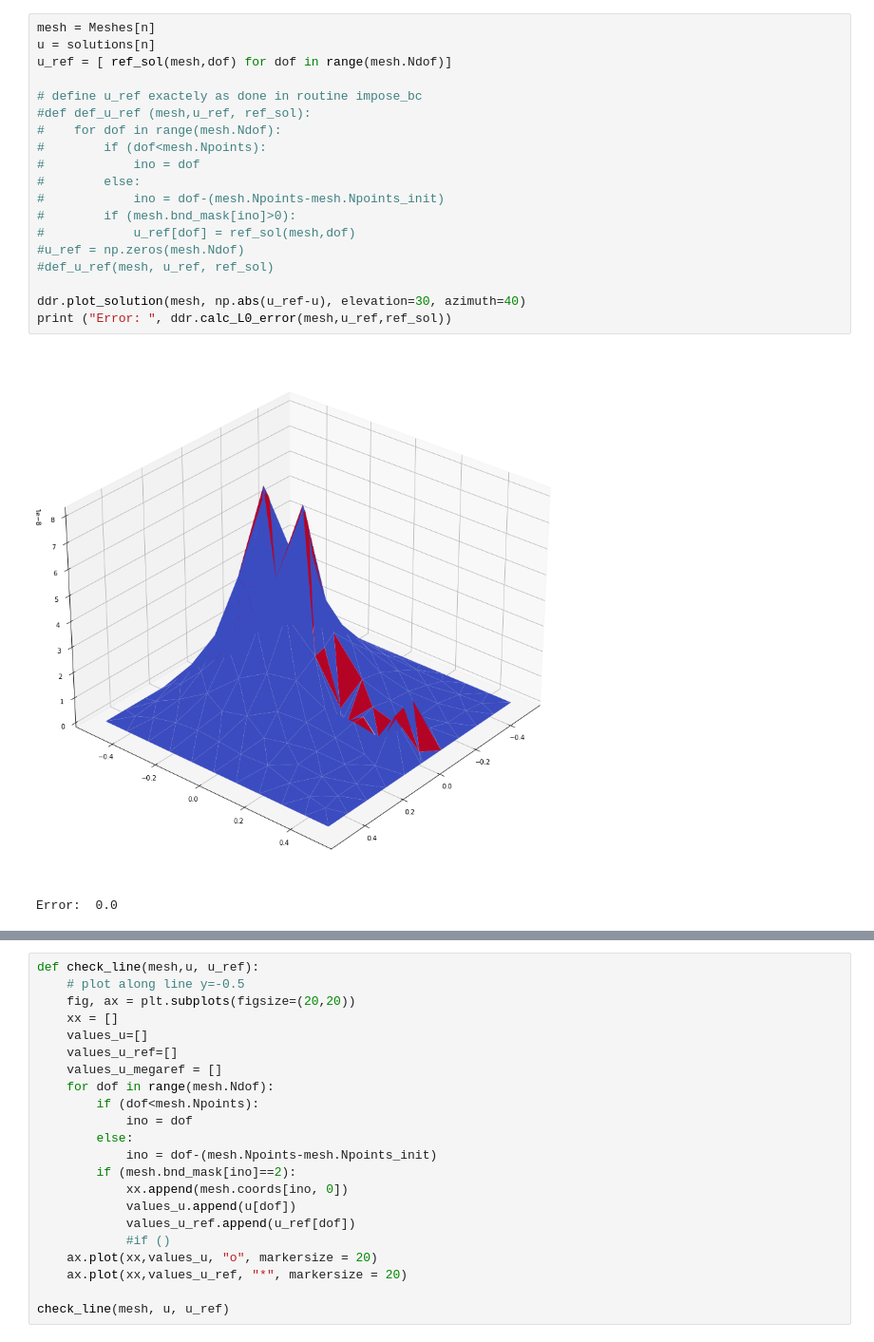
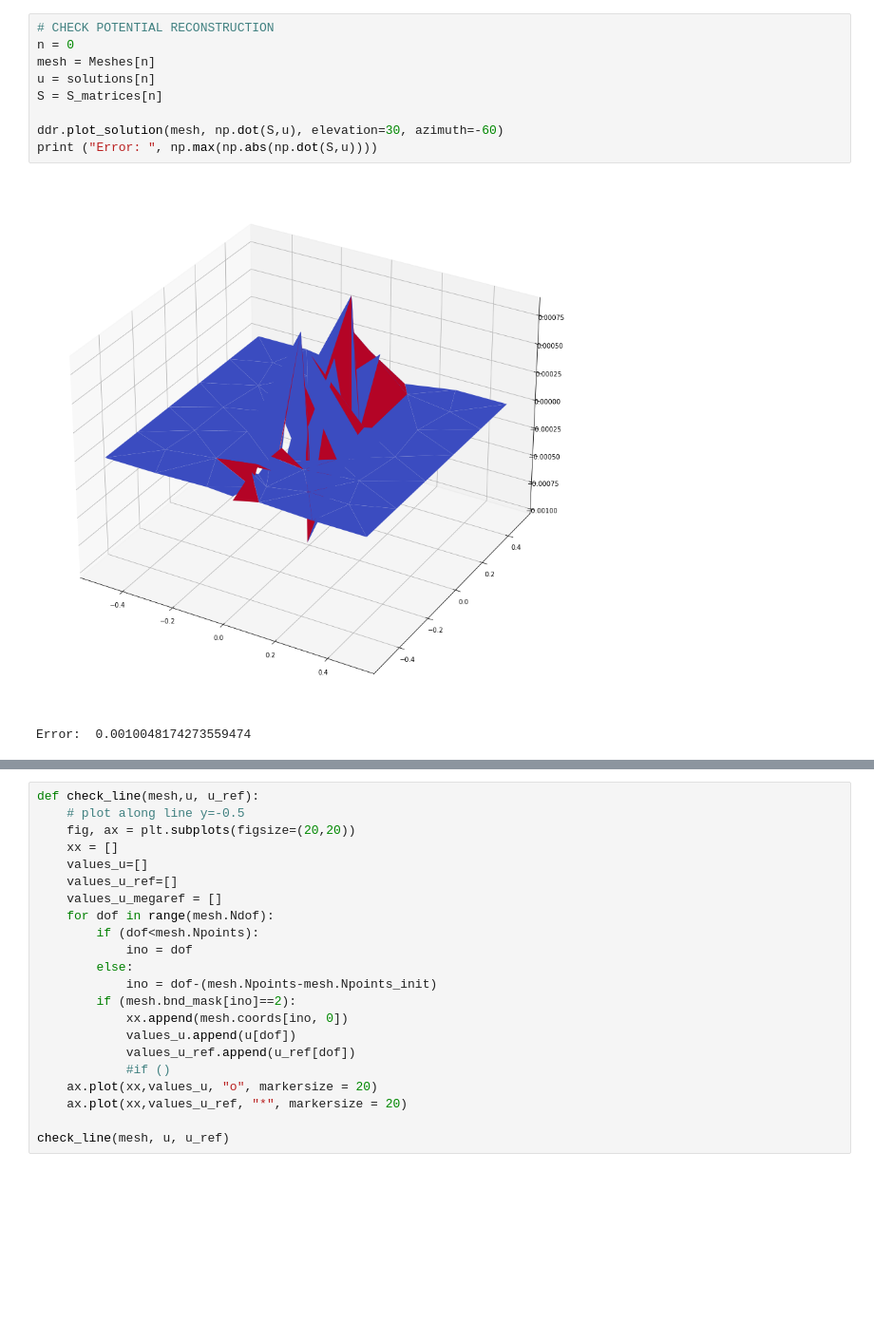
Before and after one commit to aurelio-spadotto/notebooks, a Jupyter notebook: brokenmesh_1D.ipynb, the cells around one changed output, grey strips where cells are left out. Shown at 95% size. Saved outputs shown, nothing was run; the diff lists cells and outputs as text; blank space fills up the shorter version.

```diff
--- a/brokenmesh_1D.ipynb
+++ b/brokenmesh_1D.ipynb
@@ -158,23 +228,13 @@ print ("Error: ", ddr.calc_energy_error(mesh,u_ref,ref_sol, G_no_sigma, N_gamma,
 Error:  0.0
-# %%
-mesh = Meshes[n]
-u = solutions[n]
-u_ref = [ ref_sol(mesh,dof) for dof in range(mesh.Ndof)]
-
-# define u_ref exactely as done in routine impose_bc
-#def def_u_ref (mesh,u_ref, ref_sol):
-#    for dof in range(mesh.Ndof):
-#        if (dof<mesh.Npoints):
-#            ino = dof
-#        else:
-#            ino = dof-(mesh.Npoints-mesh.Npoints_init)
-#        if (mesh.bnd_mask[ino]>0):
-#            u_ref[dof] = ref_sol(mesh,dof)
-#u_ref = np.zeros(mesh.Ndof)
-#def_u_ref(mesh, u_ref, ref_sol)
-
-ddr.plot_solution(mesh, np.abs(u_ref-u), elevation=30, azimuth=40)
-print ("Error: ", ddr.calc_L0_error(mesh,u_ref,ref_sol))
-# %% [output]
-[figure, removed]
-Error:  0.0
+# %%
+# CHECK POTENTIAL RECONSTRUCTION
+n = 0
+mesh = Meshes[n]
+u = solutions[n]
+S = S_matrices[n]
+
+ddr.plot_solution(mesh, np.dot(S,u), elevation=30, azimuth=-60)
+print ("Error: ", np.max(np.abs(np.dot(S,u))))
+# %% [output]
+[figure, added]
+Error:  0.0010048174273559474
```
Also changed, not shown: parts of 29 cells of this notebook, 4 other files.
